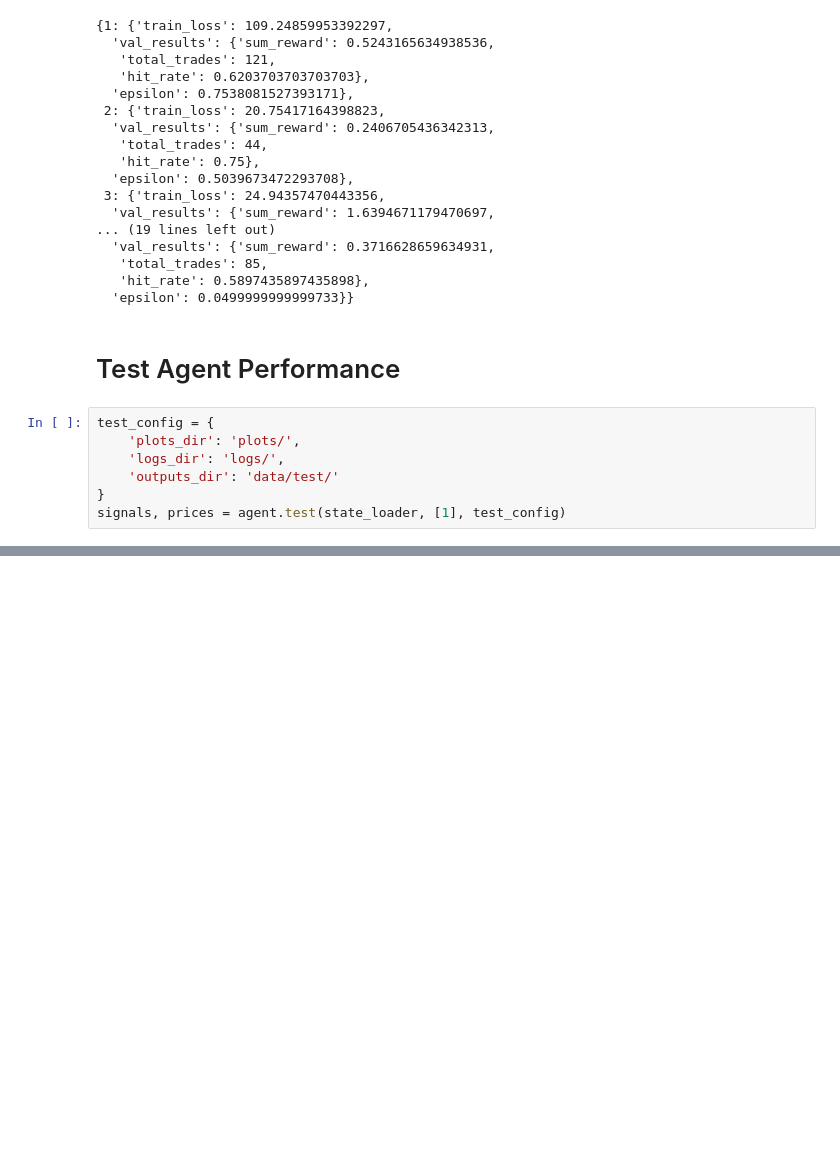
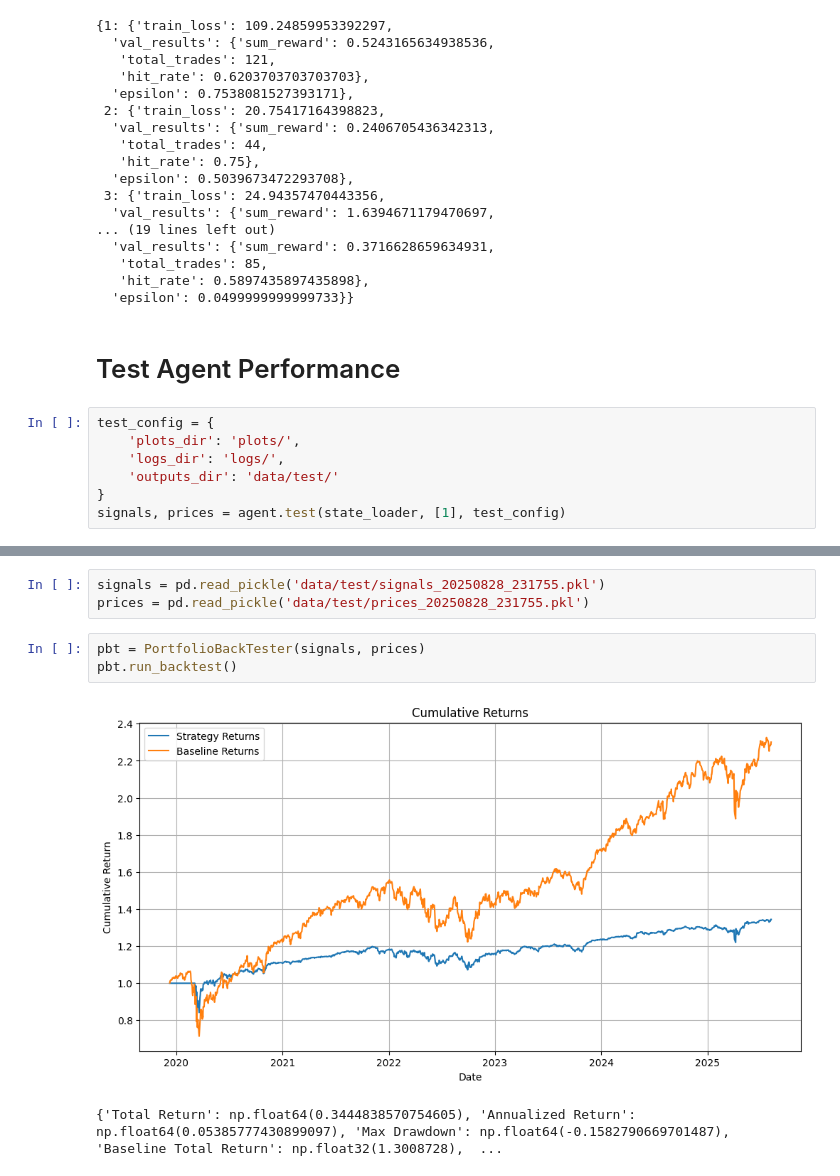
Before and after one commit to shh1v/ReinforceTrader, a Jupyter notebook: ReinforceTrader.ipynb, the cells around one changed output, grey strips where cells are left out. Cells and saved outputs as stored; diff of their text form; blank space fills up the shorter version.

Commit message:
Implement basic portfolio backtest manager

```diff
--- a/ReinforceTrader.ipynb
+++ b/ReinforceTrader.ipynb
@@ -184,0 +196,9 @@ signals_df.head()
+# %%
+signals = pd.read_pickle('data/test/signals_20250828_231755.pkl')
+prices = pd.read_pickle('data/test/prices_20250828_231755.pkl')
+# %%
+pbt = PortfolioBackTester(signals, prices)
+pbt.run_backtest()
+# %% [output]
+[figure, added]
+{'Total Return': np.float64(0.3444838570754605), 'Annualized Return': np.float64(0.05385777430899097), 'Max Drawdown': np.float64(-0.1582790669701487), 'Baseline Total Return': np.float32(1.3008728),  ...
```
Also changed, not shown: parts of 1 cell of this notebook, 4 other files.
